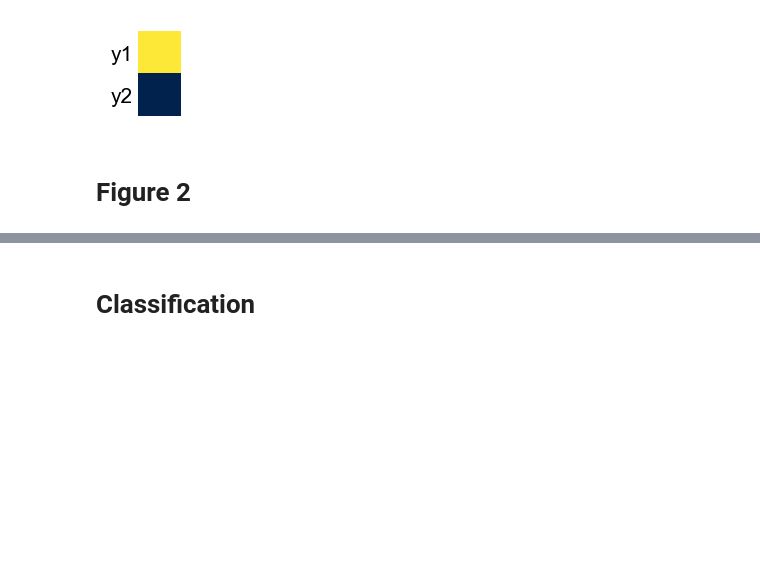
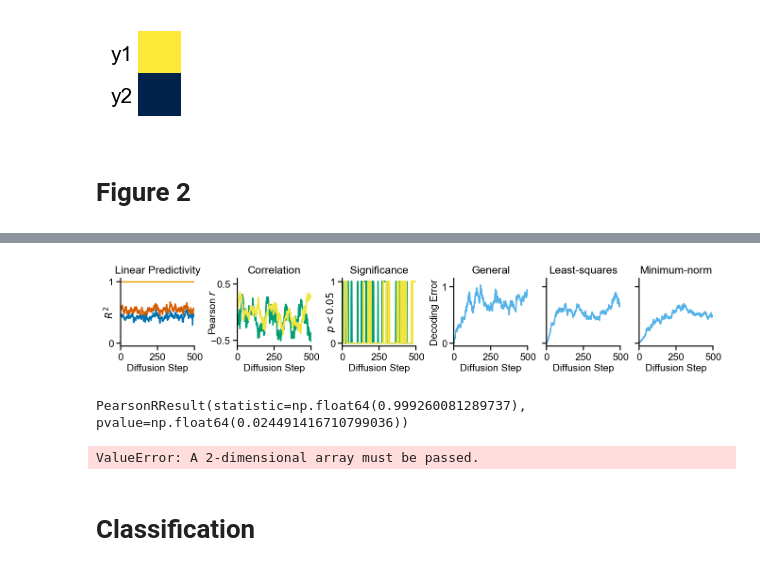
Before and after one commit to lukas-braun/dissociating-similarity, a Jupyter notebook: notebooks/exploratory/figure-1.ipynb, the cells around one changed output, grey strips where cells are left out. Cells and saved outputs as stored; diff of their text form; code cells hidden in the pictures; blank space fills up the shorter version.

```diff
--- a/scripts/figure-3.ipynb
+++ b/notebooks/exploratory/figure-1.ipynb
@@ -439,0 +421,64 @@ fig.savefig("./figures/figure-2-a.svg")
+# %%
+drs = []
+for i, (w1s, hs, w2s) in enumerate([[w1s1, hs1, w2s1], [w1s2, hs2, w2s2], [w1s3, hs3, w2s3]]):
+    w1 = w1s[0]
+    w2 = ys @ xs.T @ w1.T @ np.linalg.pinv(w1 @ xs @ xs.T @ w1.T)
+    loss = []
+    for t in range(steps):
+        loss.append(0.5 * 1. / items_n * np.linalg.norm(w2 @ w1s[t] @ xs - ys)**2)
+    drs.append(loss)
+# %%
+fig, axs = plt.subplots(1, 6, figsize=(1.6*5.5, 1.6))
+ax = axs[0]
+for i, rs in enumerate(r2s):
+    ax.plot(np.asarray(rs), c=colors[i+4])
+ax.set_title("Linear Predictivity")
+ax.set_ylim(-0.05, 1.05)
+ax.set_ylabel("$R^2$", labelpad=-7)
+ax.set_xlabel("Diffusion Step")
+ax.set_xticks([0, 250, 500])
+ax.set_yticks([0, 1])
+
+for i, (rs, ps) in enumerate(zip(rss, pss)):
+    ax = axs[1]
+    ax.plot(rs, c=colors[i+2])
+    ax.set_ylim(-0.6, .6)
+    ax.set_ylabel("Pearson $r$", labelpad=-7)
+    ax.set_title("Correlation")
+    ax.set_xlabel("Diffusion Step")
+    ax.set_xticks([0, 250, 500])
+    ax.set_yticks([-0.5, 0.5])
+
+    ax = axs[2]
+    ax.plot(np.asarray(ps) < 0.05, c=colors[i+2])
+    ax.set_ylim(-0.05, 1.05)
+    ax.set_ylabel("$p < 0.05$", labelpad=-7)
+    ax.set_title("Significance")
+    ax.set_xlabel("Diffusion Step")
+    ax.set_xticks([0, 250, 500])
+    ax.set_yticks([0, 1])
+
+for j, t in enumerate(["General", "Least-squares", "Minimum-norm"]):
+    ax = axs[j+3]
+    ax.plot(drs[j])
+    ax.set_ylim(-0.05, 1.15)
+    ax.set_yticks([0, 1])
+    ax.set_yticklabels([])
+    if j == 0:
+        ax.set_yticklabels([0, 1])
+        ax.set_ylabel("Decoding Error")
+    ax.set_title(t)
+    ax.set_xlabel("Diffusion Step")
+    ax.set_xticks([0, 250, 500])
+
+fig.savefig("./figures/figure-4.svg")
+# %% [output]
+[figure, added]
+# %%
+pearsonr([0, 2, 8], [1, 3, 8])
+# %% [output]
+PearsonRResult(statistic=np.float64(0.999260081289737), pvalue=np.float64(0.024491416710799036))
+# %%
+pdist(h1, metric='euclidean', axis=(1, 2)).shape
+# %% [output]
+ValueError: A 2-dimensional array must be passed.
```
Also changed, not shown: parts of 12 cells of this notebook, 57 other files.
